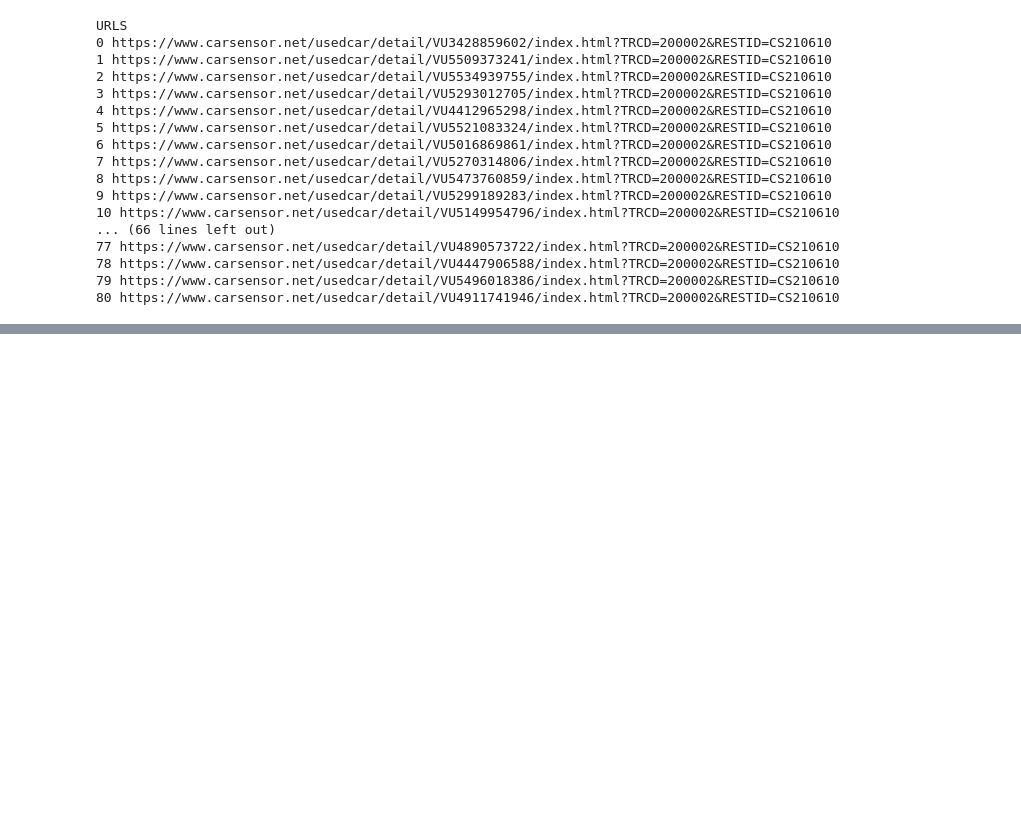
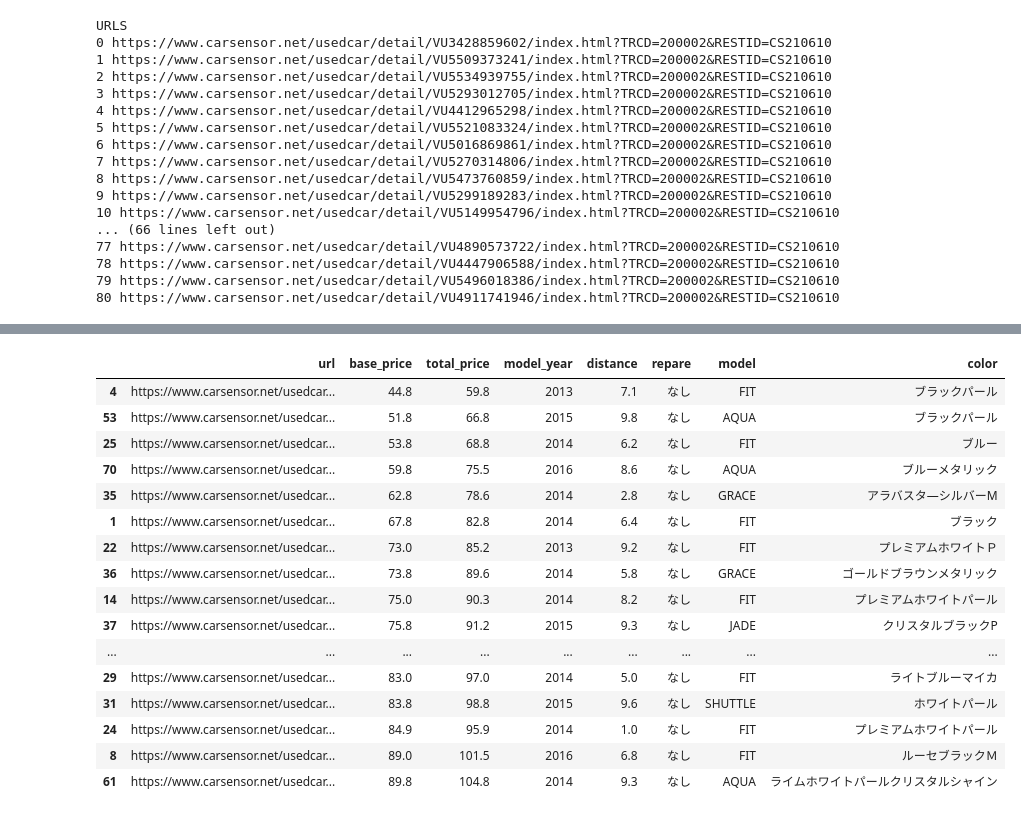
Before and after one commit to pyotr777/car_scraping, a Jupyter notebook: scrape_test1.ipynb, the cells around one changed output, grey strips where cells are left out. Cells and saved outputs as stored; diff of their text form; code cells hidden in the pictures; blank space fills up the shorter version.

```diff
--- a/scrape_test1.ipynb
+++ b/scrape_test1.ipynb
@@ -556,0 +580,5 @@ Name: 0, dtype: object
+# %%
+show_columns = ['url','base_price','total_price','model_year','distance','repare','model','color']
+for c, df in cars.groupby('color',as_index=False):
+    print(c)
+    display(df[show_columns])
@@ -556,0 +616,20 @@ Name: 0, dtype: object
+# %%
+display(cars.loc[cars['cruise']==1,show_columns].sort_values(['base_price']))
+# %% [output]
+|  | url | base_price | total_price | model_year | distance | repare | model | color |
+| 4 | https://www.carsensor.net/usedcar... | 44.8 | 59.8 | 2013 | 7.1 | なし | FIT | ブラックパール |
+| 53 | https://www.carsensor.net/usedcar... | 51.8 | 66.8 | 2015 | 9.8 | なし | AQUA | ブラックパール |
+| 25 | https://www.carsensor.net/usedcar... | 53.8 | 68.8 | 2014 | 6.2 | なし | FIT | ブルー |
+| 70 | https://www.carsensor.net/usedcar... | 59.8 | 75.5 | 2016 | 8.6 | なし | AQUA | ブルーメタリック |
+| 35 | https://www.carsensor.net/usedcar... | 62.8 | 78.6 | 2014 | 2.8 | なし | GRACE | アラバスタ―シルバーM |
+| 1 | https://www.carsensor.net/usedcar... | 67.8 | 82.8 | 2014 | 6.4 | なし | FIT | ブラック |
+| 22 | https://www.carsensor.net/usedcar... | 73.0 | 85.2 | 2013 | 9.2 | なし | FIT | プレミアムホワイトＰ |
+| 36 | https://www.carsensor.net/usedcar... | 73.8 | 89.6 | 2014 | 5.8 | なし | GRACE | ゴールドブラウンメタリック |
+| 14 | https://www.carsensor.net/usedcar... | 75.0 | 90.3 | 2014 | 8.2 | なし | FIT | プレミアムホワイトパール |
+| 37 | https://www.carsensor.net/usedcar... | 75.8 | 91.2 | 2015 | 9.3 | なし | JADE | クリスタルブラックP |
+| ... | ... | ... | ... | ... | ... | ... | ... | ... |
+| 29 | https://www.carsensor.net/usedcar... | 83.0 | 97.0 | 2014 | 5.0 | なし | FIT | ライトブルーマイカ |
+| 31 | https://www.carsensor.net/usedcar... | 83.8 | 98.8 | 2015 | 9.6 | なし | SHUTTLE | ホワイトパール |
+| 24 | https://www.carsensor.net/usedcar... | 84.9 | 95.9 | 2014 | 1.0 | なし | FIT | プレミアムホワイトパール |
+| 8 | https://www.carsensor.net/usedcar... | 89.0 | 101.5 | 2016 | 6.8 | なし | FIT | ルーセブラックＭ |
+| 61 | https://www.carsensor.net/usedcar... | 89.8 | 104.8 | 2014 | 9.3 | なし | AQUA | ライムホワイトパールクリスタルシャイン |
```
Also changed, not shown: parts of 10 cells of this notebook.
